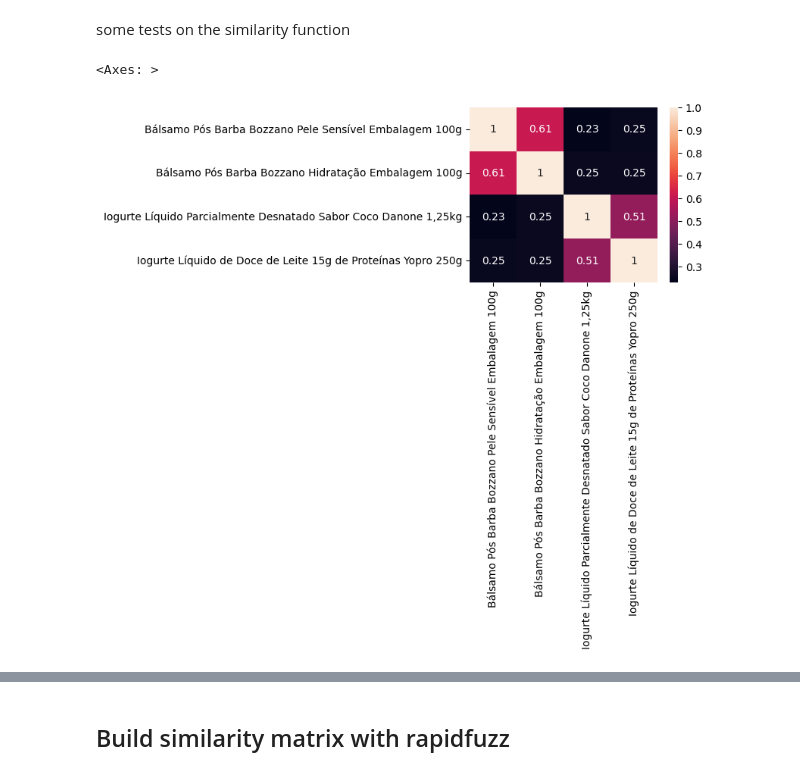
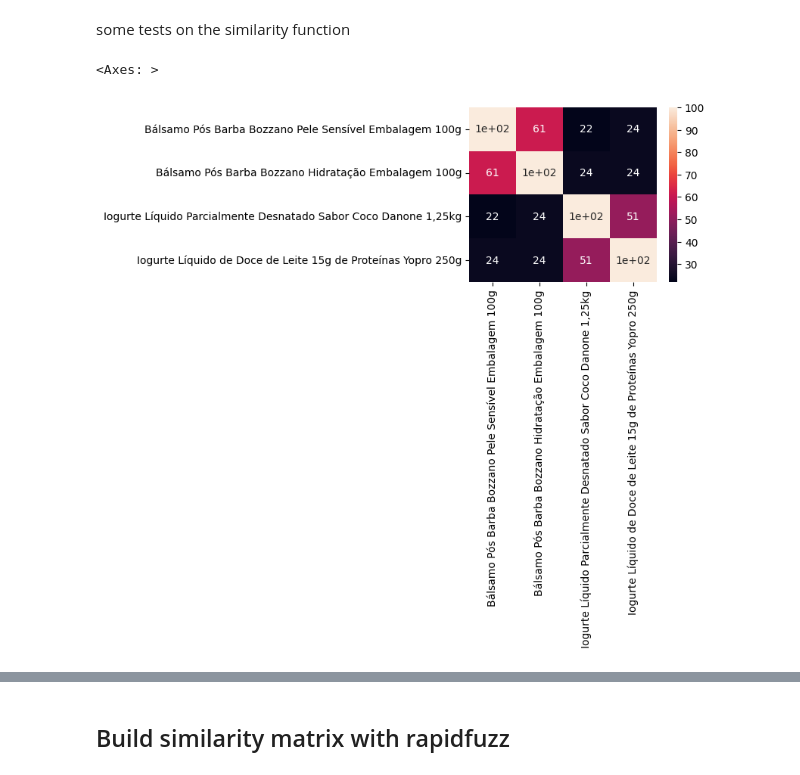
Before and after one commit to SteliosKarvanis/ShopSmart, a Jupyter notebook: product_clustering.ipynb, the cells around one changed output, grey strips where cells are left out. Drawn from its saved outputs; the diff is of its cells as text; code cells hidden in the pictures.

```diff
--- a/product_clustering.ipynb
+++ b/product_clustering.ipynb
@@ -68,22 +69,22 @@ import matplotlib.pyplot as plt
 # some clustering algorithms in sklearn use distances (e.g. agglomerative, OPTICS)
 # others use affinity (e.g. afifnity propagation)
 
-def similarity(tags1, tags2):
+def similarity(tags1, tags2): # 0-100
     combined_score = 1
     n_scores = 0
-    for label in ["product", "brand", "features", "size", "quantity"]:
+    for label in ["PRO", "MAR", "ESP", "TAM", "QUA"]:
         if label not in tags1 and label not in tags2:
             continue # ignore labels absent from both tag sets (uninformative)
         if label not in tags1 or label not in tags2:
-            combined_score = 0
+            combined_score = 0 # TODO too consrevative? We are zeroing out the whole score if a tag appears in only one of the args
             n_scores += 1
         else:
-            label_score = fuzz.token_set_ratio(tags1[label], tags2[label])
-            label_score /= 100  # fuzz returns value in 0-100 range
+            label_score = tfuzz.token_set_ratio(tags1[label], tags2[label])
+            # label_score /= 100  # fuzz returns value in 0-100 range
             combined_score *= label_score
             n_scores += 1
-    return combined_score ** (1 / n_scores)
+    return np.array(combined_score ** (1 / n_scores), dtype=np.int8)
 
-def distance(tags1, tags2):
-    return 1 - similarity(tags1, tags2)
+def distance(tags1, tags2): # 0-100
+    return np.array(100 - similarity(tags1, tags2), dtype=np.int8)
 # %%
@@ -95,31 +96,31 @@ some tests on the similarity function
 # %%
 tags_set_morumbi = [ # coop---jd-morumbi-jd-morumbi.json
     # "Bálsamo Pós Barba Bozzano Pele Sensível Embalagem 100g"
-    {"product": ["Bálsamo"], "brand": ["Pós Barba"], "features": ["Bozzano", "Pele", "Sensível"], "size": ["100g"]},
+    {"PRO": ["Bálsamo"], "MAR": ["Pós Barba"], "ESP": ["Bozzano", "Pele", "Sensível"], "TAM": ["100g"]},
     # "Bálsamo Pós Barba Bozzano Hidratação Embalagem 100g"
-    {"product": ["Bálsamo"], "brand": ["Pós Barba", "Bozzano"], "features": ["Hidratação"], "size": ["100g"]},
+    {"PRO": ["Bálsamo"], "MAR": ["Pós Barba", "Bozzano"], "ESP": ["Hidratação"], "TAM": ["100g"]},
     # "Iogurte Líquido Parcialmente Desnatado Sabor Coco Danone 1,25kg"
-    {"product": ["Iogurte"], "features": ["Líquido", "Parcialmente", "Desnatado", "Coco"], "brand": ["Danone"], "size": ["1,25kg"]},
+    {"PRO": ["Iogurte"], "ESP": ["Líquido", "Parcialmente", "Desnatado", "Coco"], "MAR": ["Danone"], "TAM": ["1,25kg"]},
     # "Iogurte Líquido de Doce de Leite 15g de Proteínas Yopro 250g"
-    {"product": ["Iogurte"], "features": ["Líquido", "Doce de Leite", "Proteínas"], "size": ["15g", "250g"], "brand": ["Yopro"]}
+    {"PRO": ["Iogurte"], "ESP": ["Líquido", "Doce de Leite", "Proteínas"], "TAM": ["15g", "250g"], "MAR": ["Yopro"]}
 ]
 
 labels = [
     "Bálsamo Pós Barba Bozzano Pele Sensível Embalagem 100g",
     "Bálsamo Pós Barba Bozzano Hidratação Embalagem 100g",
     "Iogurte Líquido Parcialmente Desnatado Sabor Coco Danone 1,25kg",
     "Iogurte Líquido de Doce de Leite 15g de Proteínas Yopro 250g"
 ]
 
 similarity_matrix_example = np.array(
     [
         [similarity(tags1, tags2) for tags2 in tags_set_morumbi]
         for tags1 in tags_set_morumbi
     ]
 )
 
 fig, ax = plt.subplots(figsize=(4, 3))
 sns.heatmap(similarity_matrix_example, annot=True, xticklabels = labels, yticklabels=labels, ax=ax)
 # %% [output]
 <Axes: >
-[figure, old version]
+[figure, new version]
```
Also changed, not shown: parts of 41 cells of this notebook, 2 other files.
